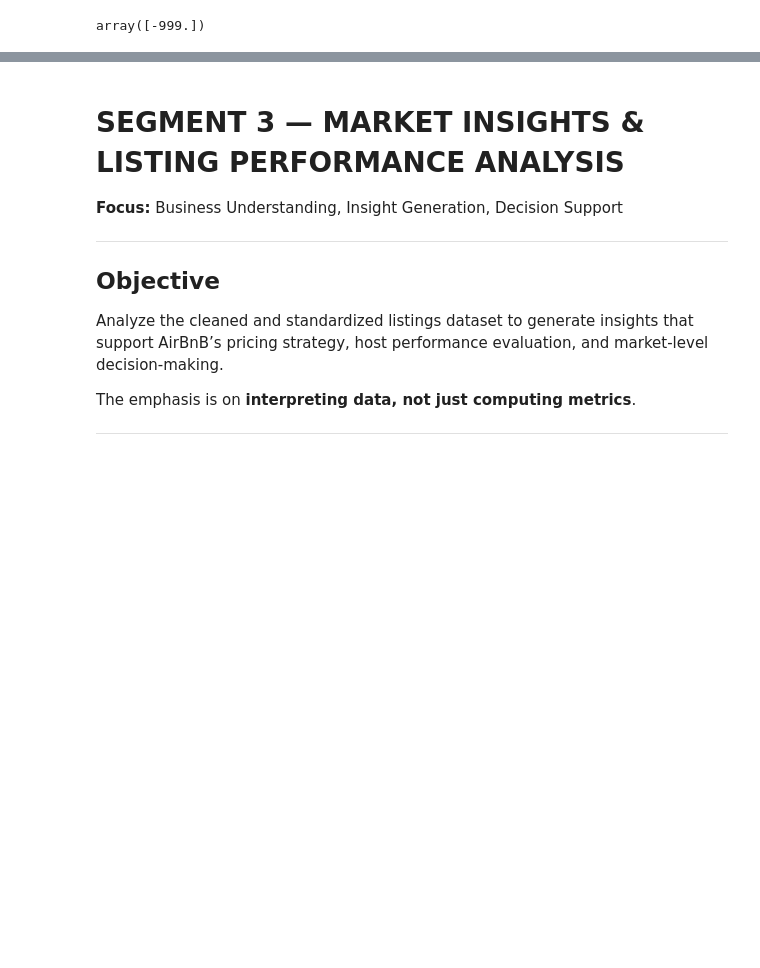
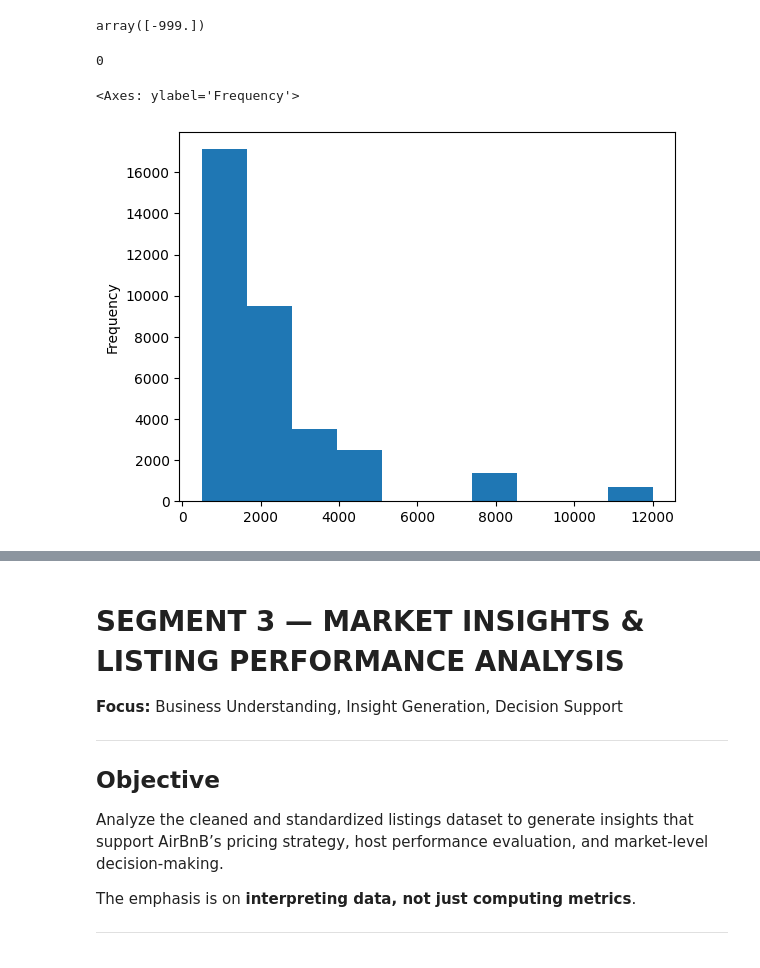
Before and after one commit to Madhankumarr11/Guvi_M59_Class, a Jupyter notebook: Copy_of_AirBnB_Listings_Data_–_Daily_Work_of_a_Data_Team.ipynb, the cells around one changed output, grey strips where cells are left out. Drawn from its saved outputs; the diff is of its cells as text; code cells hidden in the pictures; blank space fills up the shorter version.

```diff
--- a/Copy_of_AirBnB_Listings_Data_–_Daily_Work_of_a_Data_Team.ipynb
+++ b/Copy_of_AirBnB_Listings_Data_–_Daily_Work_of_a_Data_Team.ipynb
@@ -1183,3 +1184,14 @@ df_master[df_master['price']<0]
 df_master[df_master['price']<0]['price'].unique()
 # %% [output]
 array([-999.])
+# %%
+df_master['price']= abs(df_master['price'])
+# %%
+df_master[df_master['price']<0]['price'].nunique()
+# %% [output]
+0
+# %%
+df_master['price'].plot(kind='hist')
+# %% [output]
+<Axes: ylabel='Frequency'>
+[figure, added]
```
Also changed, not shown: parts of 50 cells of this notebook.
